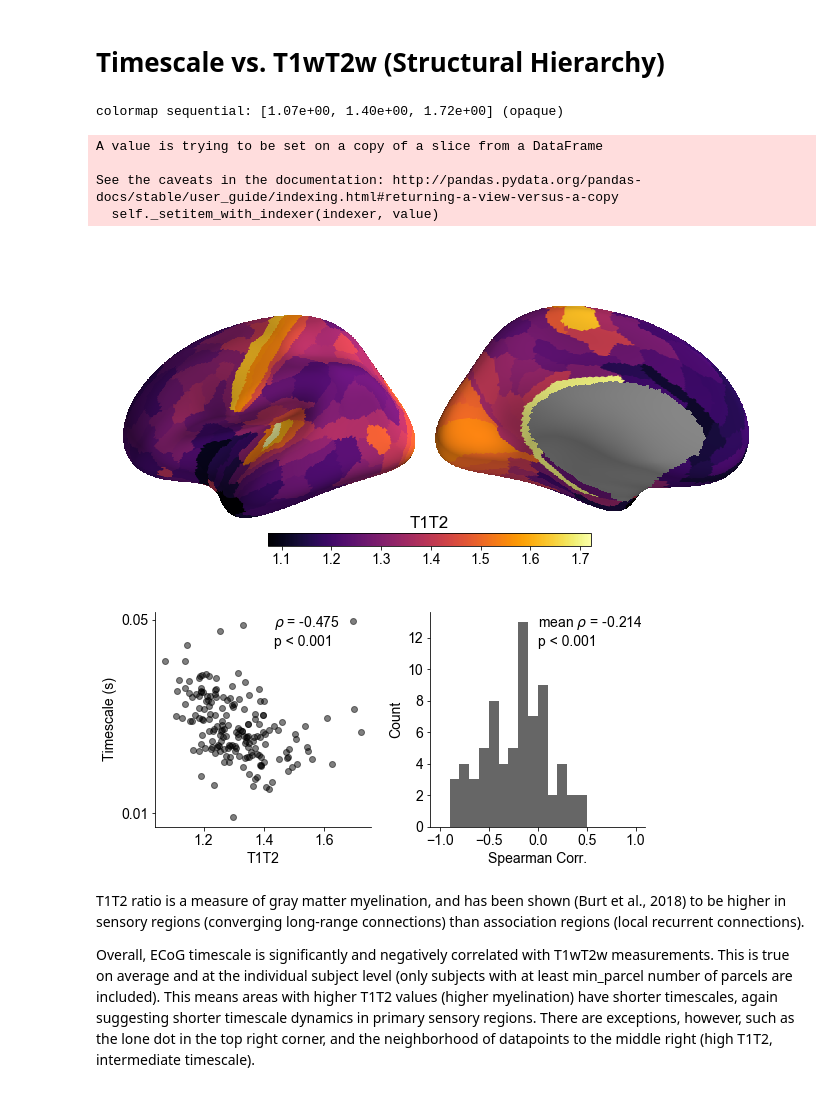
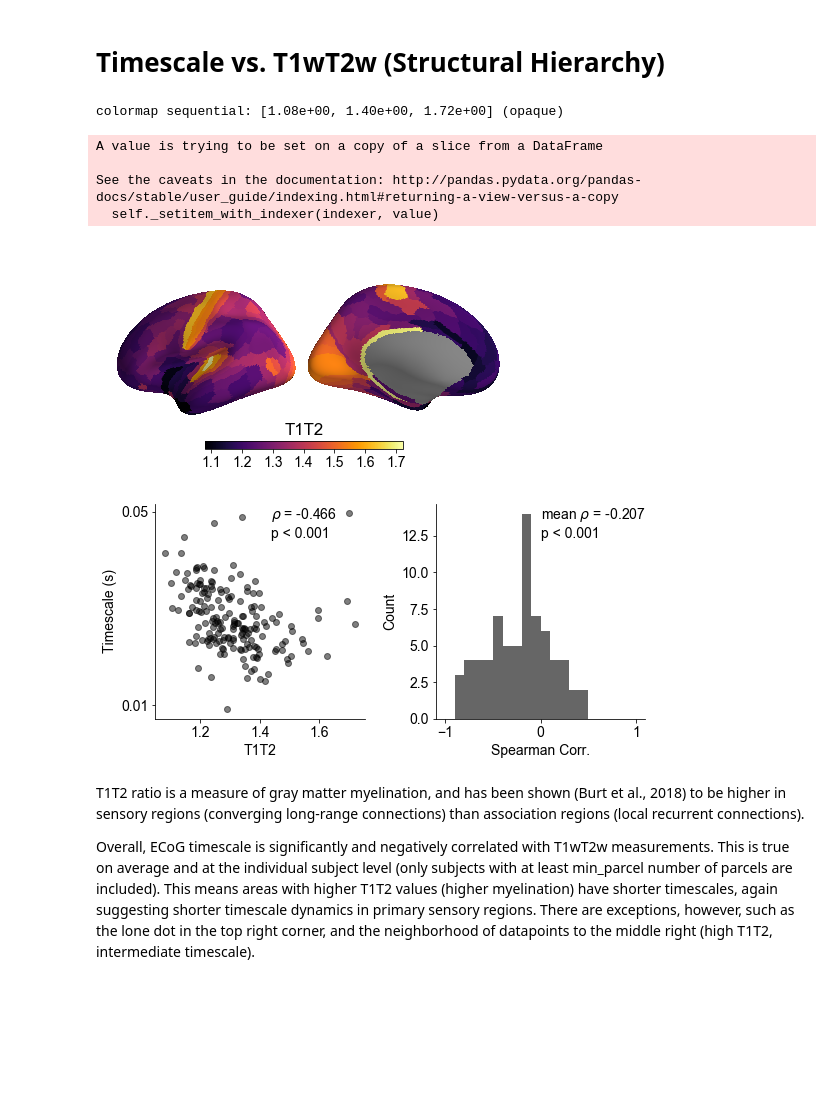
Before and after one commit to rdgao/field-echos, a Jupyter notebook: notebooks/3_viz_human_MMP.ipynb, the cells around one changed output. Drawn from its saved outputs; the diff is of its cells as text; code cells hidden in the pictures; blank space fills up the shorter version.

```diff
--- a/notebooks/3_viz_human_MMP.ipynb
+++ b/notebooks/3_viz_human_MMP.ipynb
@@ -51,7 +51,8 @@ The autoreload extension is already loaded. To reload it, use:
 d_query = 4
 df_W_max = pd.read_csv('../data/df_human_W_max_%i.csv'%d_query, index_col=0)
 df_tau_weighted = pd.read_csv('../data/df_human_tau_weighted_%i.csv'%d_query, index_col=0)
-df_struct = pd.read_csv('../data/df_structural.csv', index_col=1)
+#df_struct = pd.read_csv('../data/df_structural.csv', index_col=1)
+df_struct = pd.read_csv('../data/df_structural_avg.csv', index_col=0)
 df_ecog = pd.read_csv('../data/df_human.csv', index_col=0)
 mmp_aggr = pd.read_csv('../data/mmp_macro.csv', index_col=0, names=['parcel','macro_region', 'macro_labels'])
 
@@ -159,8 +172,8 @@ x = df_struct[struct_feat].values
 y = tau_parcel
 
 # plot feature on MMP brain
-plt.figure(figsize=(10,5))
-echo_utils.plot_MMP(x, save_file=fig_path%('mmp_'+struct_feat), bp=2, title=struct_feat)
+plt.figure(figsize=(6,6))
+echo_utils.plot_MMP(x, save_file=fig_path%('mmp_'+struct_feat), bp=0, title=struct_feat)
 
 # group average correlation
 rho, pv = spearmanr(df_struct[struct_feat], tau_parcel, nan_policy='omit')
@@ -172,36 +185,36 @@ plt.plot(x, y, 'ok', alpha=0.5); plt.yscale('log');
 plt.xlabel(struct_feat); plt.ylabel('Timescale (s)'); despine()
 plt.yticks([0.01, 0.05], ['0.01', '0.05']); plt.tick_params('y', which='minor', left=False, labelleft=False)
 s = echo_utils.sig_str(rho, p_resamp, form='text')
 plt.annotate(s, xy=(0.55, 0.85), xycoords='axes fraction')
 
 df_subj_corr = pd.DataFrame(index=df_tau_weighted.index, columns=['n_parcels', 'rho', 'pv'])
 for i_s, subj in df_tau_threshed.iterrows():
     df_subj_corr['n_parcels'].loc[i_s] = (~np.isnan(subj)).sum()
     if df_subj_corr['n_parcels'].loc[i_s]>=3:
         rho, pv = spearmanr(x, subj, nan_policy='omit')
     else:
         rho, pv = np.nan, np.nan
     df_subj_corr['rho'].loc[i_s],df_subj_corr['pv'].loc[i_s] = rho,pv
 
 # only count correlations from subjects that had min # of parcels
 corr_valid = df_subj_corr[df_subj_corr['n_parcels']>=min_parcels]['rho'].values.astype(float)
 tt_pv = ttest_1samp(corr_valid, 0)[1]
 plt.subplot(1,2,2)
 plt.hist(corr_valid, bins=np.arange(-1,1.1,0.1), color='k', alpha=0.6)
 plt.xlabel('Spearman Corr.');plt.ylabel('Count');despine()
 s = echo_utils.sig_str(np.nanmean(corr_valid), tt_pv, form='text', corr_letter=r'mean $\rho$')
 plt.annotate(s, xy=(0.50, 0.85), xycoords='axes fraction')
 
 plt.tight_layout();
 plt.savefig(fig_path[:-4]%('mmp_tau_%s_%i'%(struct_feat,d_query)), bbox_inches='tight')
 # %% [output]
-colormap sequential: [1.07e+00, 1.40e+00, 1.72e+00] (opaque)
+colormap sequential: [1.08e+00, 1.40e+00, 1.72e+00] (opaque)
 A value is trying to be set on a copy of a slice from a DataFrame
 
 See the caveats in the documentation: http://pandas.pydata.org/pandas-docs/stable/user_guide/indexing.html#returning-a-view-versus-a-copy
   self._setitem_with_indexer(indexer, value)
-[figure, old version]
+[figure, new version]
-[figure, old version]
+[figure, new version]
 # %% [markdown]
 T1T2 ratio is a measure of gray matter myelination, and has been shown (Burt et al., 2018) to be higher in sensory regions (converging long-range connections) than association regions (local recurrent connections).
 
```
Also changed, not shown: parts of 3 cells of this notebook, 6 other files.
